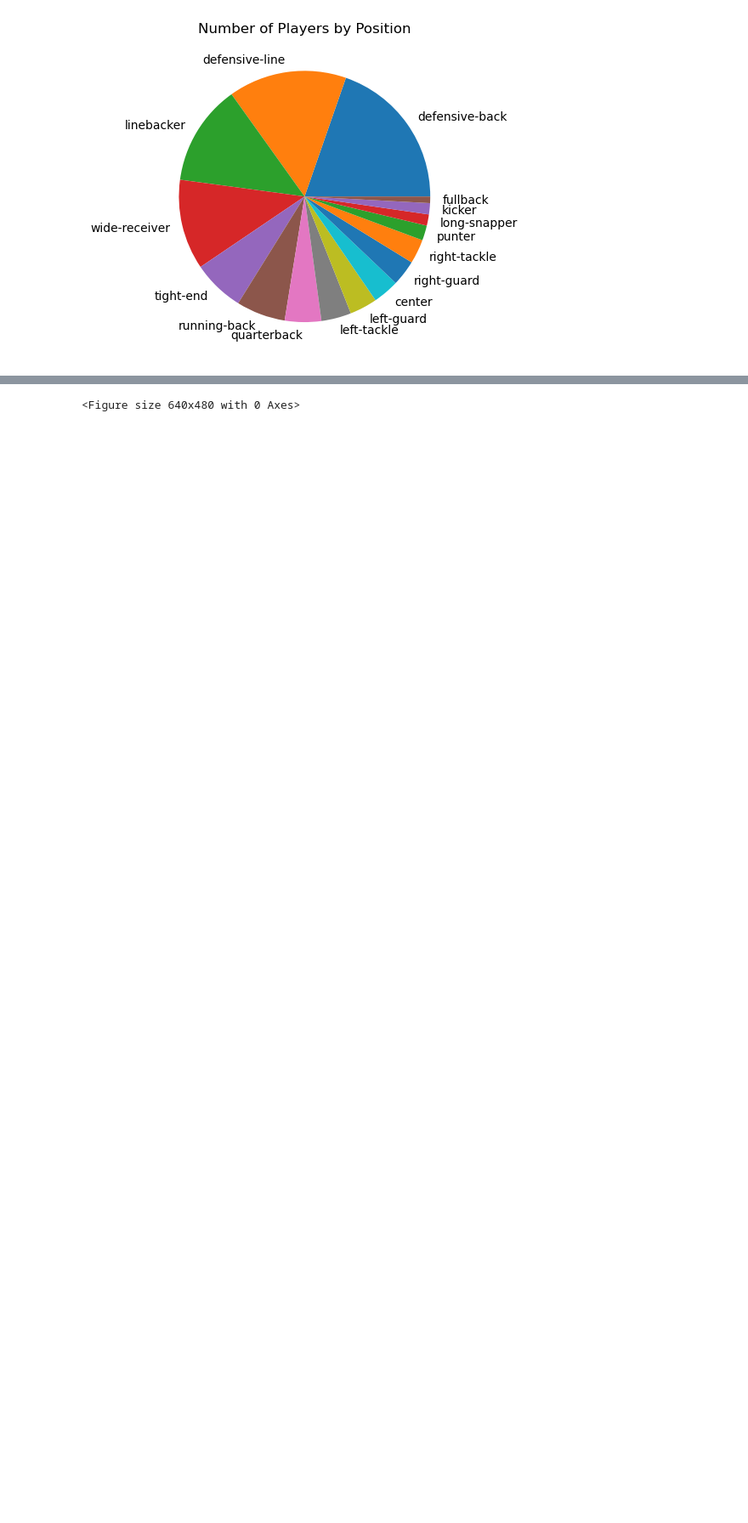
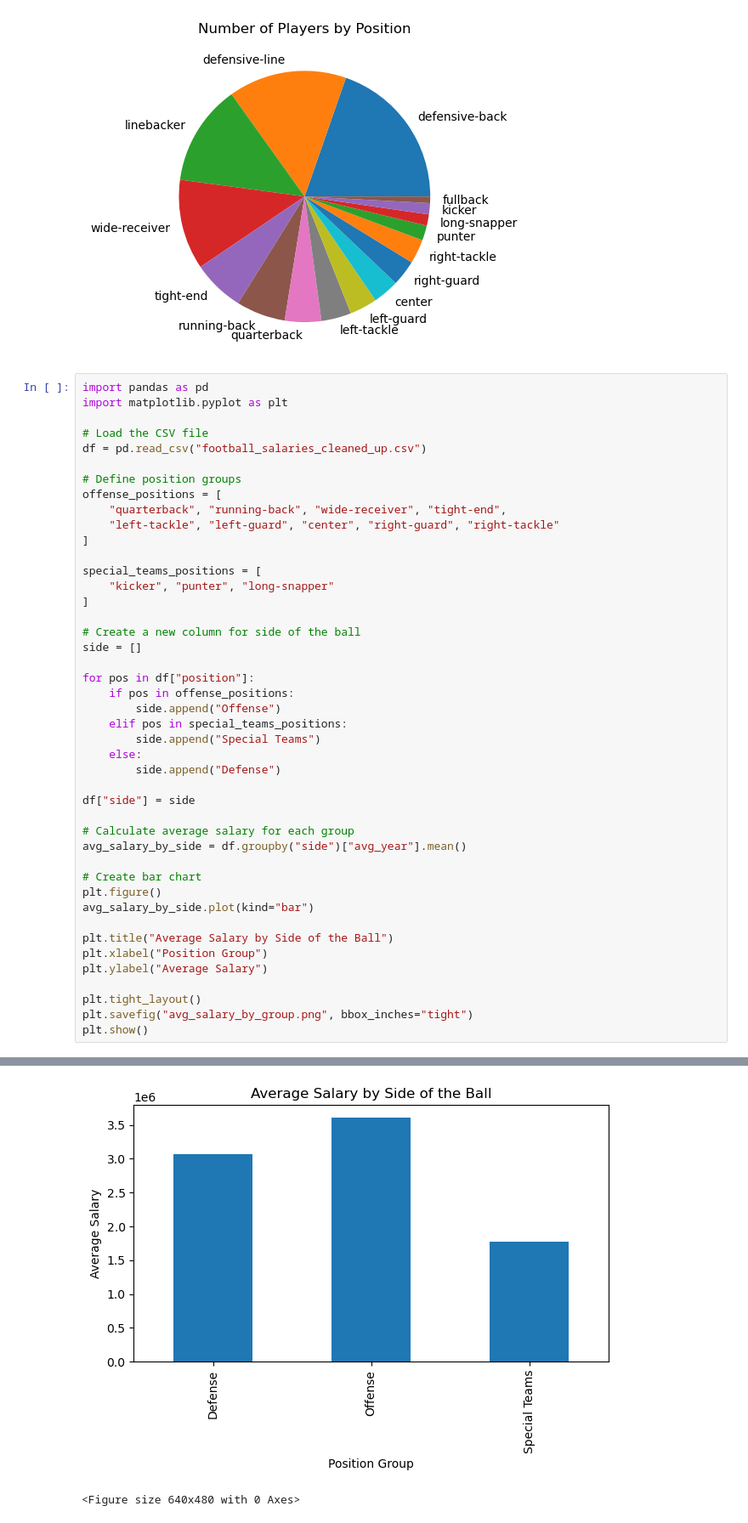
Before and after one commit to Jackb2471152/CS-130-Final-Project, a Jupyter notebook: code.ipynb, the cells around one changed output, grey strips where cells are left out. Shown at 85% size. Cells and saved outputs as stored; diff of their text form; blank space fills up the shorter version.

Commit message:
3rd visual

```diff
--- a/code.ipynb
+++ b/code.ipynb
@@ -633,4 +633,47 @@ plt.show()
 # %% [output]
 [figure]
 # %%
+import pandas as pd
+import matplotlib.pyplot as plt
+
+# Load the CSV file
+df = pd.read_csv("football_salaries_cleaned_up.csv")
+
+# Define position groups
+offense_positions = [
+    "quarterback", "running-back", "wide-receiver", "tight-end",
+    "left-tackle", "left-guard", "center", "right-guard", "right-tackle"
+]
+
+special_teams_positions = [
+    "kicker", "punter", "long-snapper"
+]
+
+# Create a new column for side of the ball
+side = []
+
+for pos in df["position"]:
+    if pos in offense_positions:
+        side.append("Offense")
+    elif pos in special_teams_positions:
+        side.append("Special Teams")
+    else:
+        side.append("Defense")
+
+df["side"] = side
+
+# Calculate average salary for each group
+avg_salary_by_side = df.groupby("side")["avg_year"].mean()
+
+# Create bar chart
+plt.figure()
+avg_salary_by_side.plot(kind="bar")
+
+plt.title("Average Salary by Side of the Ball")
+plt.xlabel("Position Group")
+plt.ylabel("Average Salary")
+
+plt.tight_layout()
+plt.savefig("avg_salary_by_group.png", bbox_inches="tight")
+plt.show()
 # %% [output]
@@ -638,3 +680,4 @@ plt.show()
+[figure, added]
 # %%
 # %% [output]
 <Figure size 640x480 with 0 Axes>
```
Also changed, not shown: parts of 1 cell of this notebook, 2 other files.
